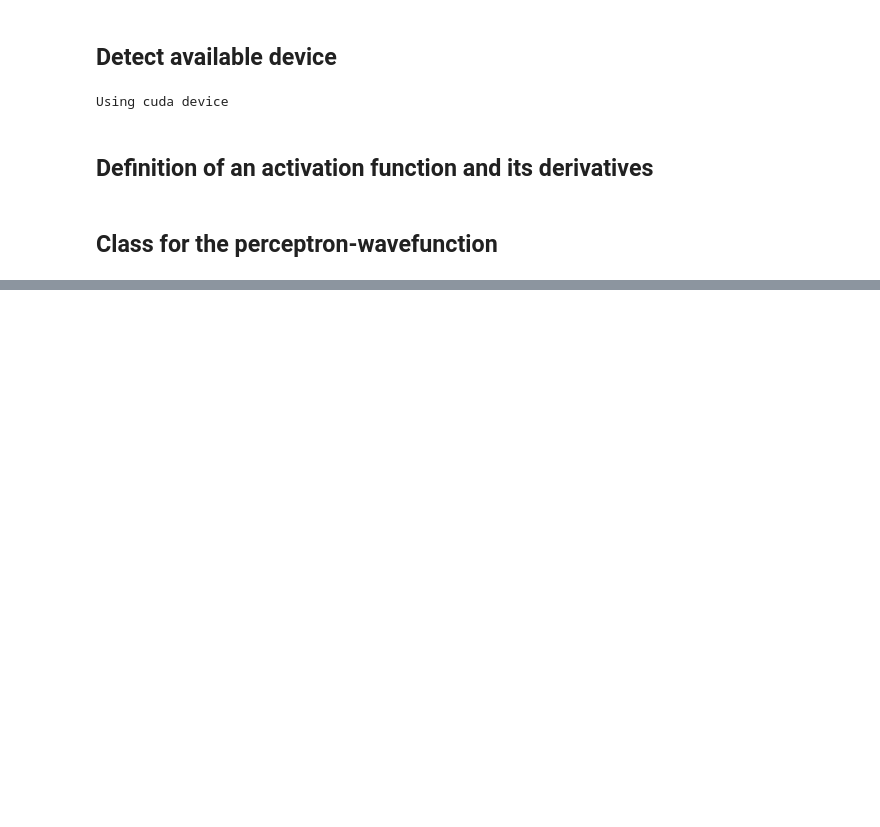
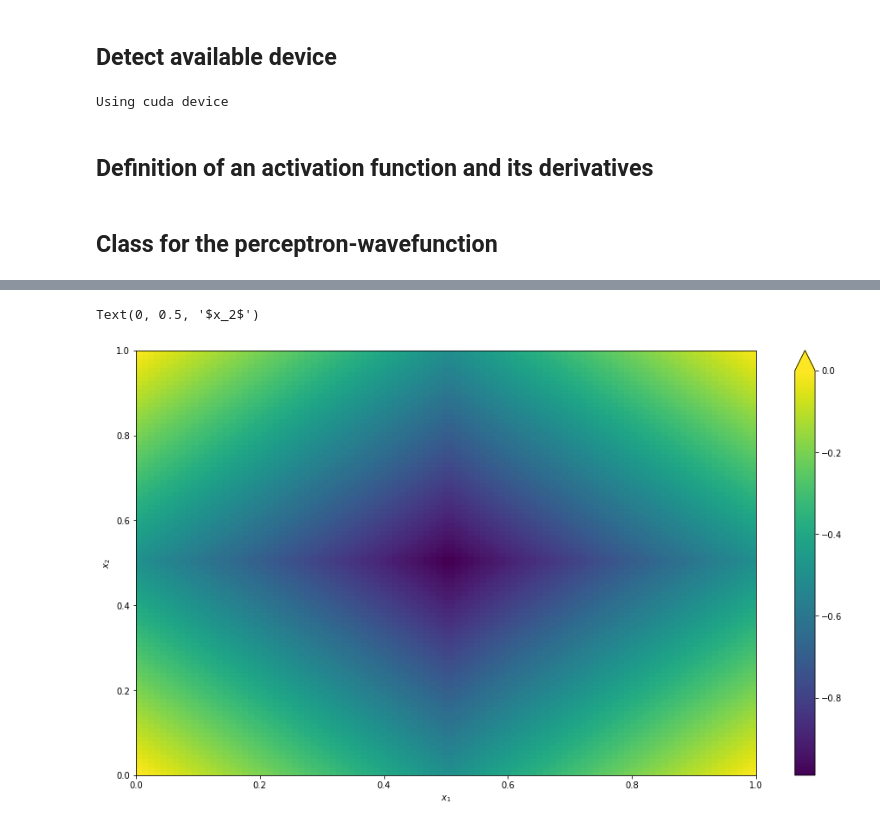
Before and after one commit to MrKozelberg/wavefunction_perceptron, a Jupyter notebook: spectrum_laplace_operator.ipynb, the cells around one changed output, grey strips where cells are left out. Drawn from its saved outputs; the diff is of its cells as text; code cells hidden in the pictures; blank space fills up the shorter version.

```diff
--- a/spectrum_laplace_operator.ipynb
+++ b/spectrum_laplace_operator.ipynb
@@ -257,0 +247,23 @@ Residual: 2.0343E-07 [ 1000 /  1000]
+# %%
+x = np.linspace(0,1,100)
+xs, ys = np.meshgrid(x,x, sparse=True)
+
+X = np.array([[xs[0,i], ys[j,0]] for i in range(100) for j in range(100)])
+X = torch.tensor(X).to(device)
+
+Z = A(X.float())
+# %%
+X = X.reshape(100,100,2)
+
+fig, ax = plt.subplots(1, 1, figsize=(16,9))
+
+pcm = ax.pcolormesh(x, x, Z.reshape(100,100).cpu().detach().numpy())
+
+fig.colorbar(pcm, ax=ax, extend='max')
+
+# plt.contourf(x, x, Z.reshape(100,100).cpu().detach().numpy())
+ax.set_xlabel(r'$x_1$')
+ax.set_ylabel(r'$x_2$')
+# %% [output]
+Text(0, 0.5, '$x_2$')
+[figure, added]
```
Also changed, not shown: parts of 10 cells of this notebook.
